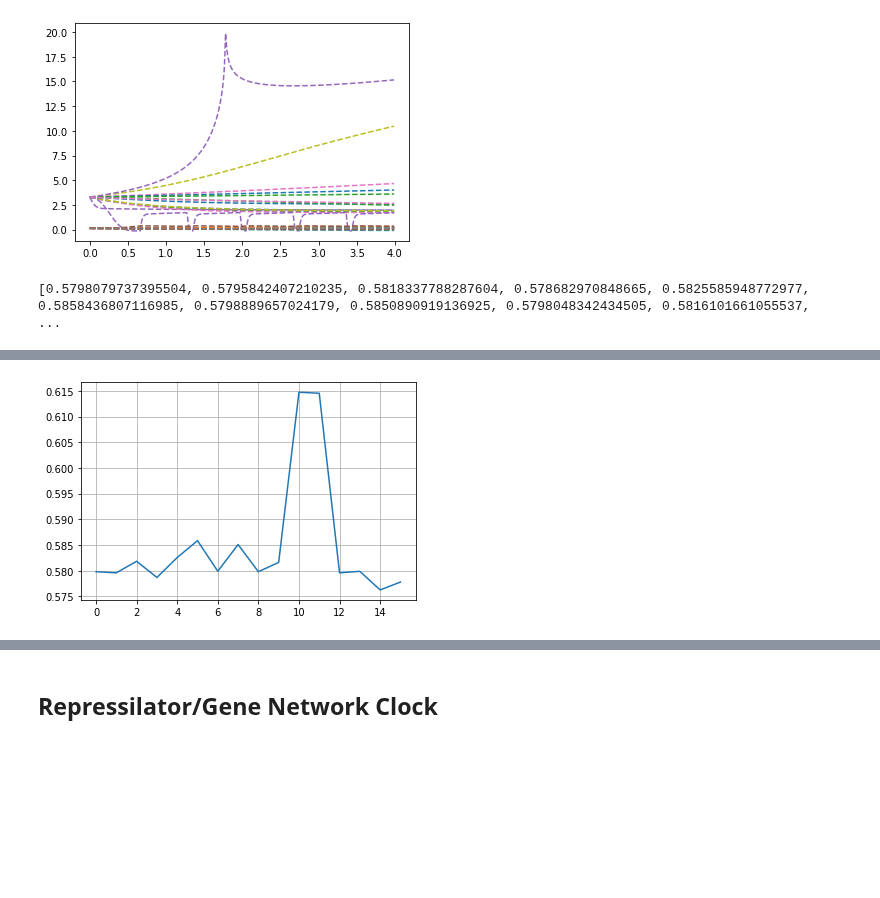
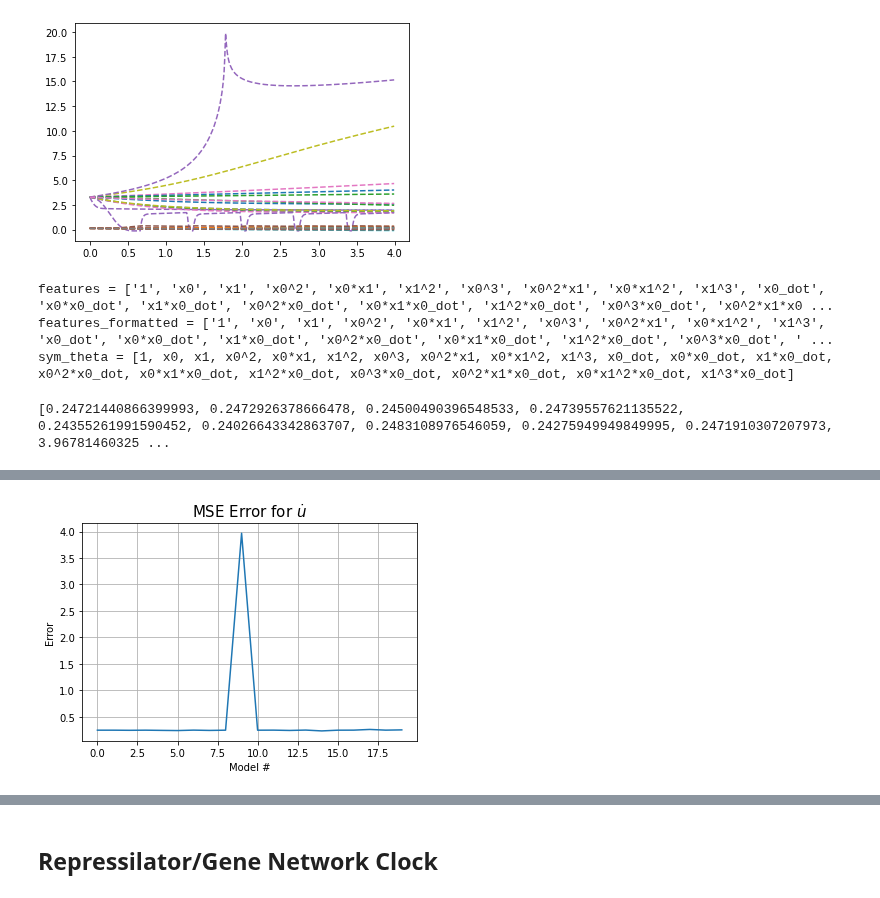
Before and after one commit to ainsleylaiuw/ISB-Hadlock-Lai, a Jupyter notebook: Ex_System.ipynb, the cells around one changed output, grey strips where cells are left out. Drawn from its saved outputs; the diff is of its cells as text; code cells hidden in the pictures; blank space fills up the shorter version.

```diff
--- a/Ex_System.ipynb
+++ b/Ex_System.ipynb
@@ -116,3 +162,19 @@ netswitch_library = ps.CustomLibrary(
+# %%
+# redo's all of our training set to be a test set
+netswitch_x0s = (np.random.rand(n_of_ic, feature_count) * 5 - np.random.rand(n_of_ic, feature_count))
+for i in range(n_of_ic):
+    netswitch_train_temp = solve_ivp(
+        netswitch, trange, netswitch_x0s[i], t_eval=tvals
+    ).y.T
+    netswitch_train_multi.append(netswitch_train_temp)
+
+sim = []
+mse_per_sample = []
+for i in range(n_of_ic):
+    temp = model.simulate(netswitch_x0s[i], t=tvals)
+    mse_per_sample.append(np.mean((1 / n_of_t) * (sum((netswitch_train_multi[i] - temp)**2))))
+    sim.append(temp)
+np.mean(mse_per_sample)
 # %%
 first = netswitch_train_multi[0][0]
 #print(netswitch_train_multi[0].shape)
@@ -680,7 +594,7 @@ inputs_per_u_library = np.reshape(inputs_u_temp, (3, 2))
 inputs_per_u_library[2, 1] = 0
 
 generalized_library = ps.GeneralizedLibrary(
-    [constant_library, custom_library, sindy_library],
+    [constant_library, poly_library, sindy_library],
     tensor_array=[[0,1,1]],
     inputs_per_library=inputs_per_u_library
 )
@@ -1458,6 +1343,12 @@ for i in range(len(Sym_eqns[0][0])): #need to generalize for all Sym_eqns[all in
             )
 # %% [output]
 [figure]
+# %%
+u_eqns = format_eqn(u_model, PC_index=0, r=nPCs)
+# %% [output]
+features = ['1', 'x0', 'x1', 'x0^2', 'x0*x1', 'x1^2', 'x0^3', 'x0^2*x1', 'x0*x1^2', 'x1^3', 'x0_dot', 'x0*x0_dot', 'x1*x0_dot', 'x0^2*x0_dot', 'x0*x1*x0_dot', 'x1^2*x0_dot', 'x0^3*x0_dot', 'x0^2*x1*x0 ...
+features_formatted = ['1', 'x0', 'x1', 'x0^2', 'x0*x1', 'x1^2', 'x0^3', 'x0^2*x1', 'x0*x1^2', 'x1^3', 'x0_dot', 'x0*x0_dot', 'x1*x0_dot', 'x0^2*x0_dot', 'x0*x1*x0_dot', 'x1^2*x0_dot', 'x0^3*x0_dot', ' ...
+sym_theta = [1, x0, x1, x0^2, x0*x1, x1^2, x0^3, x0^2*x1, x0*x1^2, x1^3, x0_dot, x0*x0_dot, x1*x0_dot, x0^2*x0_dot, x0*x1*x0_dot, x1^2*x0_dot, x0^3*x0_dot, x0^2*x1*x0_dot, x0*x1^2*x0_dot, x1^3*x0_dot]
 # %%
 # model Errors for udot
 a, b = 2, 1
@@ -1469,19 +1360,25 @@ netswitch = lambda t, x: np.array([dudt(x[0], x[1]), dvdt(x[0], x[1])])
 # Plot the results for each of the models
 x_test = solve_ivp(netswitch, t_span, x0_test, t_eval=t).y.T
 #plt.plot(t, x_test, color="k", linestyle="solid", label="True")
+u_nfeatures = len(u_model.get_feature_names())
 u_dot_true = u_model.differentiate(x_test[:, 0])
 u_dots = []
 for i in range(u_nfeatures):
-    if len(u_sym_equations_simplified[i]) != 0:
-        ODE_Func = sp.lambdify([t_sym, x_sym], u_sym_equations_simplified[i][0])
-        u_dots.append(ODE_Func(t, [x_test[:,0], x_test[:,1]]))
+    if len(u_eqns[0][i]) != 0:
+        uODE_Func = sp.lambdify([t_sym, x_sym], Sym_eqns[0][0][i][0])
+        #vODE_Func = sp.lambdify([t_sym, x_sym], Sym_eqns[1][0][i][0])
+        u_dots.append(uODE_Func(t, [x_test[:,0], x_test[:,1]]))
+        #v_dots.append(vODE_Func(t, [x_test[:,0], x_test[:,1]]))
 u_dot_error = [(1/20)*np.linalg.norm(u_dot_true.T[0] - u_dot) for u_dot in u_dots]
 print(u_dot_error)
-plt.plot(range(16), u_dot_error)
+plt.plot(range(u_nfeatures), u_dot_error)
 plt.grid(True)
+plt.title('MSE Error for $\dot{u}$', fontsize=15)
+plt.xlabel('Model #')
+plt.ylabel('Error')
 # res is index of minimum model error
 temp = min(u_dot_error)
 res = [i for i, j in enumerate(u_dot_error) if j == temp]
-u_sym_equations_simplified[res[0]][0]
+u_eqns[0][res[0]][0]
 # %% [output]
-[0.5798079737395504, 0.5795842407210235, 0.5818337788287604, 0.578682970848665, 0.5825585948772977, 0.5858436807116985, 0.5798889657024179, 0.5850890919136925, 0.5798048342434505, 0.5816101661055537,  ...
+[0.24721440866399993, 0.2472926378666478, 0.24500490396548533, 0.24739557621135522, 0.24355261991590452, 0.24026643342863707, 0.2483108976546059, 0.24275949949849995, 0.2471910307207973, 3.96781460325 ...
@@ -1489 +1386 @@ $\displaystyle \frac{1.58737845135591 \cdot \left(0.0893815464947823 x_{0}^{2} x
-[figure, old version]
+[figure, new version]
```
Also changed, not shown: parts of 21 cells of this notebook.
